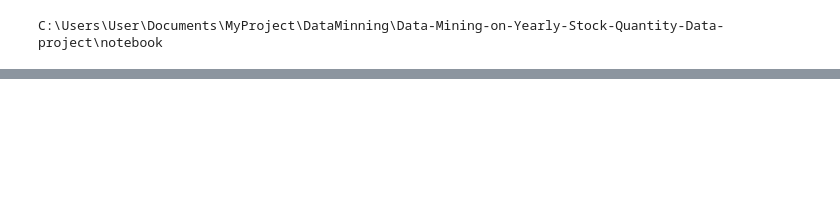
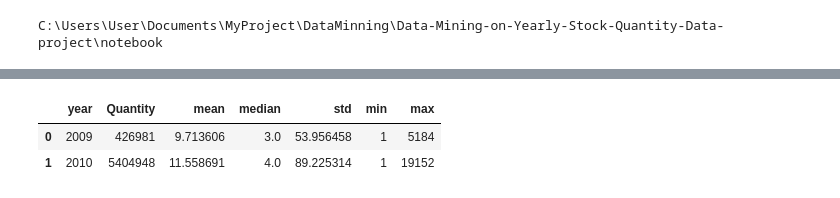
Before and after one commit to Sadeedesh/Data-Mining-on-Yearly-Stock-Quantity-Data-project, a Jupyter notebook: notebook/Datamining.ipynb, the cells around one changed output, grey strips where cells are left out. Drawn from its saved outputs; the diff is of its cells as text; code cells hidden in the pictures; blank space fills up the shorter version.

```diff
--- a/notebook/Datamining.ipynb
+++ b/notebook/Datamining.ipynb
@@ -24,0 +136,3 @@ df.head()
+# %%
+yearly_stock = df.groupby('year')['Quantity'].sum().reset_index()
+yearly_stock
@@ -24,0 +197,7 @@ df.head()
+# %%
+summary = yearly_stock.merge(stats, on='year')
+summary
+# %% [output]
+|  | year | Quantity | mean | median | std | min | max |
+| 0 | 2009 | 426981 | 9.713606 | 3.0 | 53.956458 | 1 | 5184 |
+| 1 | 2010 | 5404948 | 11.558691 | 4.0 | 89.225314 | 1 | 19152 |
```
Also changed, not shown: parts of 22 cells of this notebook, 1 other file.
